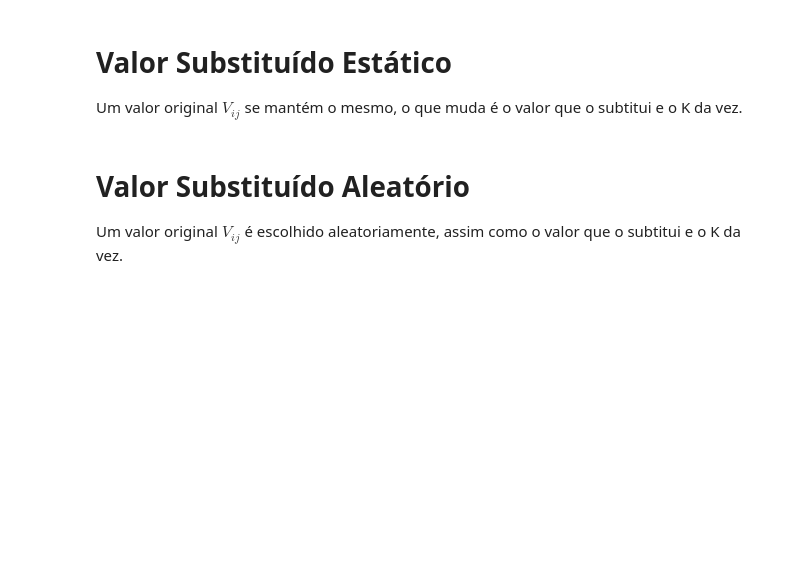
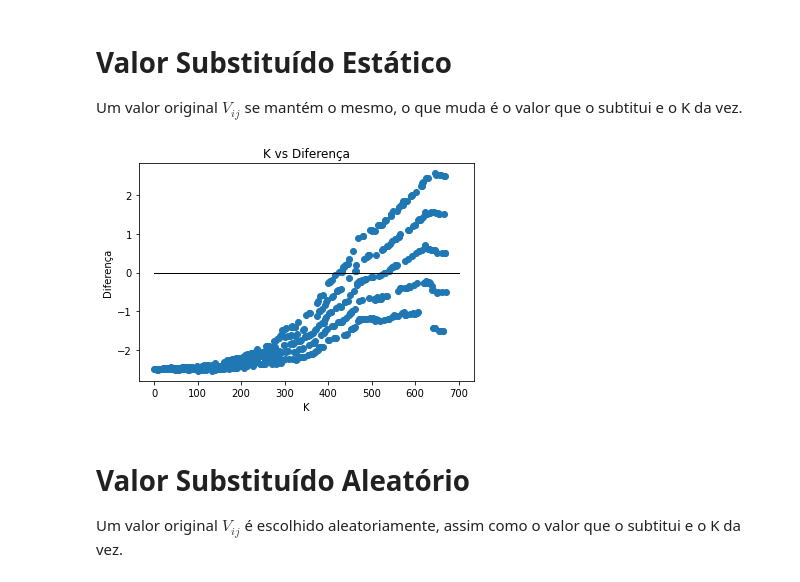
Before and after one commit to alfredjynx/Netflix-Sigma, a Jupyter notebook: netfelix.ipynb, the cells around one changed output. Cells and saved outputs as stored; diff of their text form; code cells hidden in the pictures; blank space fills up the shorter version.

```diff
--- a/netfelix.ipynb
+++ b/netfelix.ipynb
@@ -286,13 +286,15 @@ for n in tqdm(range(0,672)):
     d['K'] = k
     CSV(k, d, 'total.csv')
 # %%
-df = pd.read_csv('total.csv')
-plt.plot([0, 500], [0, 0], color='black', linestyle='-', linewidth=1)
+df_total = pd.read_csv('total.csv')
+plt.plot([0, 700], [0, 0], color='black', linestyle='-', linewidth=1)
 plt.title('K vs Diferença')
 plt.xlabel('K')
 plt.ylabel('Diferença')
-plt.scatter(df['K'], df['Diferença'])
+plt.scatter(df_total['K'], df_total['Diferença'])
 plt.show()
+# %% [output]
+[figure, added]
 # %% [markdown]
 # Valor Substituído Aleatório
 
```
Also changed, not shown: parts of 3 cells of this notebook, 2 other files.
